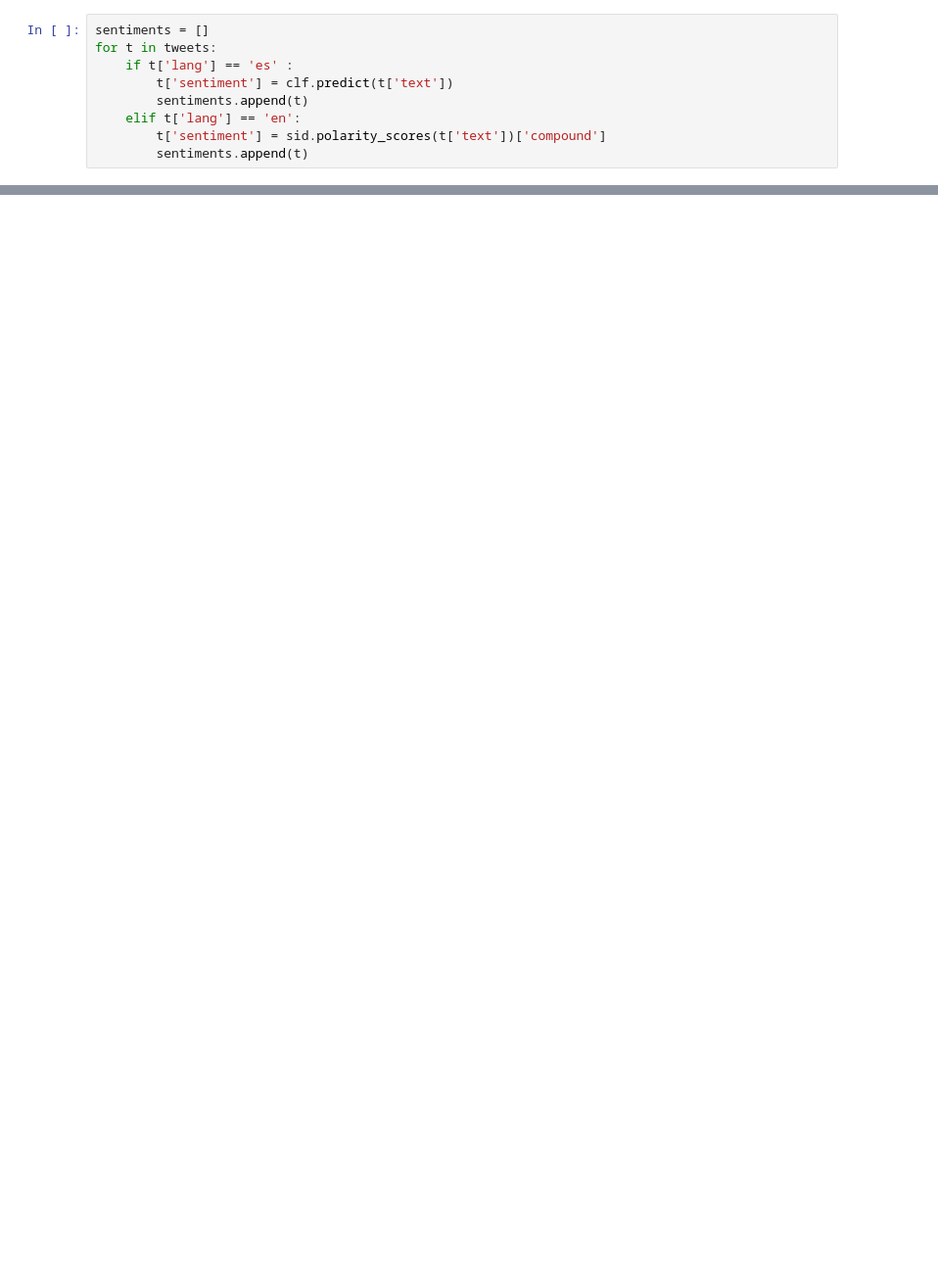
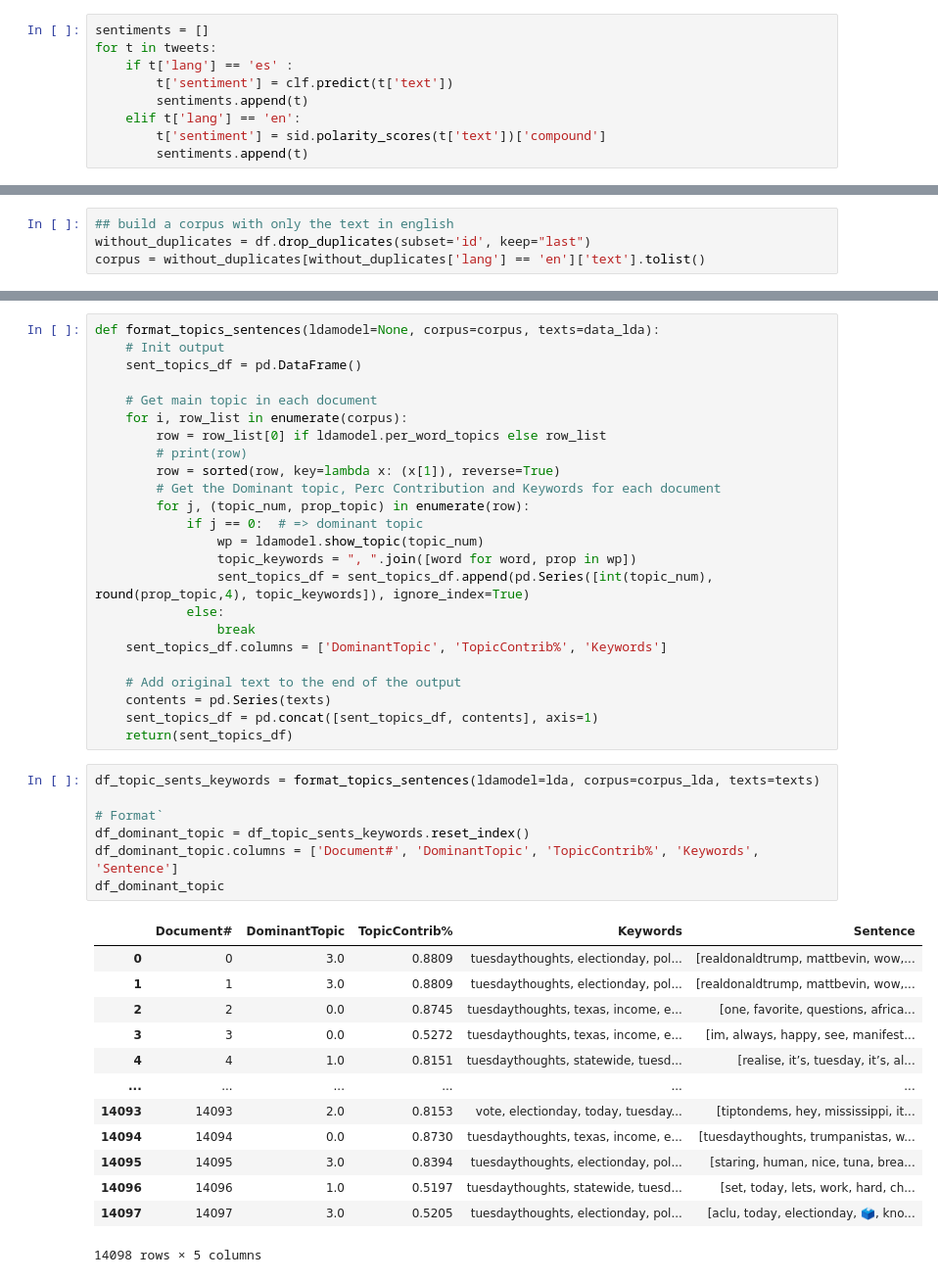
Before and after one commit to sbernal93/bda-project, a Jupyter notebook: lab2/SantiagoBernal-Lab2-BDA.ipynb, the cells around one changed output, grey strips where cells are left out. Shown at 98% size. Saved outputs shown, nothing was run; the diff lists cells and outputs as text; blank space fills up the shorter version.

```diff
--- a/lab2/SantiagoBernal-Lab2-BDA.ipynb
+++ b/lab2/SantiagoBernal-Lab2-BDA.ipynb
@@ -627,0 +683,4 @@ Storing data in MongoDB is very simple, as we don't have to worry about formatti
+# %%
+## build a corpus with only the text in english
+without_duplicates = df.drop_duplicates(subset='id', keep="last")
+corpus = without_duplicates[without_duplicates['lang'] == 'en']['text'].tolist()
@@ -627,0 +753,45 @@ Storing data in MongoDB is very simple, as we don't have to worry about formatti
+# %%
+def format_topics_sentences(ldamodel=None, corpus=corpus, texts=data_lda):
+    # Init output
+    sent_topics_df = pd.DataFrame()
+
+    # Get main topic in each document
+    for i, row_list in enumerate(corpus):
+        row = row_list[0] if ldamodel.per_word_topics else row_list
+        # print(row)
+        row = sorted(row, key=lambda x: (x[1]), reverse=True)
+        # Get the Dominant topic, Perc Contribution and Keywords for each document
+        for j, (topic_num, prop_topic) in enumerate(row):
+            if j == 0:  # => dominant topic
+                wp = ldamodel.show_topic(topic_num)
+                topic_keywords = ", ".join([word for word, prop in wp])
+                sent_topics_df = sent_topics_df.append(pd.Series([int(topic_num), round(prop_topic,4), topic_keywords]), ignore_index=True)
+            else:
+                break
+    sent_topics_df.columns = ['DominantTopic', 'TopicContrib%', 'Keywords']
+
+    # Add original text to the end of the output
+    contents = pd.Series(texts)
+    sent_topics_df = pd.concat([sent_topics_df, contents], axis=1)
+    return(sent_topics_df)
+# %%
+df_topic_sents_keywords = format_topics_sentences(ldamodel=lda, corpus=corpus_lda, texts=texts)
+
+# Format`
+df_dominant_topic = df_topic_sents_keywords.reset_index()
+df_dominant_topic.columns = ['Document#', 'DominantTopic', 'TopicContrib%', 'Keywords', 'Sentence']
+df_dominant_topic
+# %% [output]
+|  | Document# | DominantTopic | TopicContrib% | Keywords | Sentence |
+| 0 | 0 | 3.0 | 0.8809 | tuesdaythoughts, electionday, pol... | [realdonaldtrump, mattbevin, wow,... |
+| 1 | 1 | 3.0 | 0.8809 | tuesdaythoughts, electionday, pol... | [realdonaldtrump, mattbevin, wow,... |
+| 2 | 2 | 0.0 | 0.8745 | tuesdaythoughts, texas, income, e... | [one, favorite, questions, africa... |
+| 3 | 3 | 0.0 | 0.5272 | tuesdaythoughts, texas, income, e... | [im, always, happy, see, manifest... |
+| 4 | 4 | 1.0 | 0.8151 | tuesdaythoughts, statewide, tuesd... | [realise, it’s, tuesday, it’s, al... |
+| ... | ... | ... | ... | ... | ... |
+| 14093 | 14093 | 2.0 | 0.8153 | vote, electionday, today, tuesday... | [tiptondems, hey, mississippi, it... |
+| 14094 | 14094 | 0.0 | 0.8730 | tuesdaythoughts, texas, income, e... | [tuesdaythoughts, trumpanistas, w... |
+| 14095 | 14095 | 3.0 | 0.8394 | tuesdaythoughts, electionday, pol... | [staring, human, nice, tuna, brea... |
+| 14096 | 14096 | 1.0 | 0.5197 | tuesdaythoughts, statewide, tuesd... | [set, today, lets, work, hard, ch... |
+| 14097 | 14097 | 3.0 | 0.5205 | tuesdaythoughts, electionday, pol... | [aclu, today, electionday, 🗳, kno... |
+14098 rows × 5 columns
```
Also changed, not shown: parts of 41 cells of this notebook.
